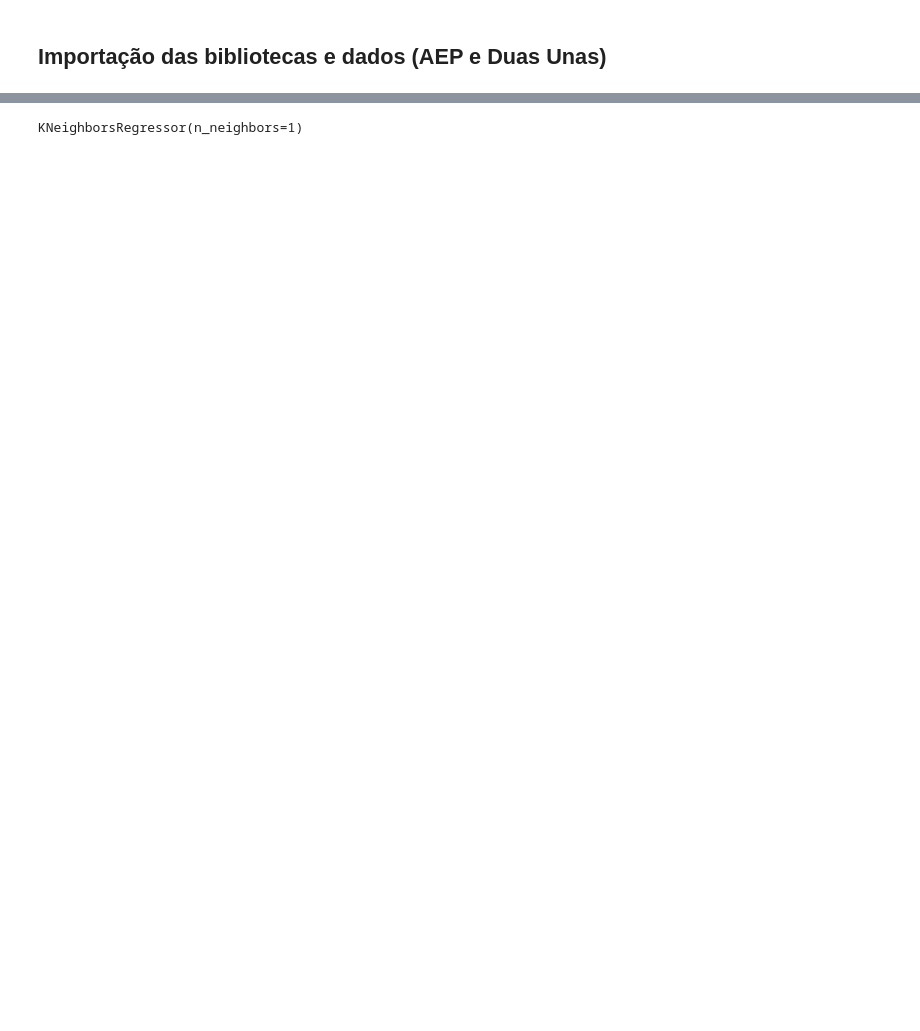
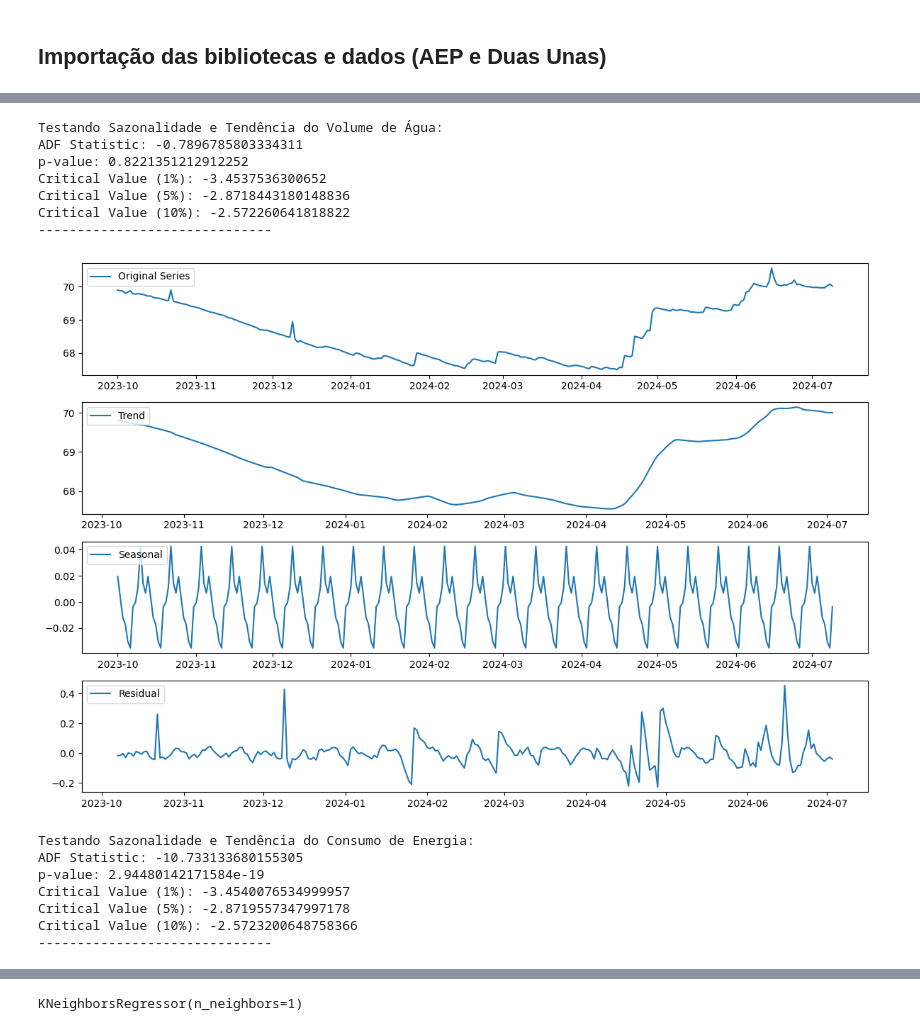
Before and after one commit to RenanFTorres/lstm-timeseries-energy, a Jupyter notebook: geracao_dados_artificiais_knn.ipynb, the cells around one changed output, grey strips where cells are left out. Saved outputs shown, nothing was run; the diff lists cells and outputs as text; code cells hidden in the pictures; blank space fills up the shorter version.

```diff
--- a/geracao_dados_artificiais_knn.ipynb
+++ b/geracao_dados_artificiais_knn.ipynb
@@ -115,0 +217,73 @@ print(missing_volume_final)
+# %%
+###
+from statsmodels.tsa.stattools import adfuller
+from statsmodels.tsa.seasonal import seasonal_decompose
+
+# Supondo que você tenha um DataFrame df com as colunas 'data', 'volume_agua', e 'consumo_energia'
+df = du_df_sazon_tend_test.copy()
+df['timestamp'] = pd.to_datetime(df['timestamp'])  # Converter a coluna de data para o tipo datetime
+df.set_index('timestamp', inplace=True)  # Definir a coluna de data como índice
+
+# Função para testar a estacionaridade usando o teste ADF
+def test_stationarity(series):
+    result = adfuller(series)
+    print('ADF Statistic:', result[0])
+    print('p-value:', result[1])
+    # Um p-valor menor que 0.05 sugere que a série é estacionária
+    for key, value in result[4].items():
+        print(f'Critical Value ({key}):', value)
+    print('---' * 10)
+
+# Função para decompor a série temporal
+def plot_decomposition(series):
+    decomposition = seasonal_decompose(series, model='additive', period=12)  # Assumindo sazonalidade mensal
+    trend = decomposition.trend
+    seasonal = decomposition.seasonal
+    residual = decomposition.resid
+
+    plt.figure(figsize=(12, 8))
+
+    plt.subplot(411)
+    plt.plot(series, label='Original Series')
+    plt.legend(loc='upper left')
+
+    plt.subplot(412)
+    plt.plot(trend, label='Trend')
+    plt.legend(loc='upper left')
+
+    plt.subplot(413)
+    plt.plot(seasonal, label='Seasonal')
+    plt.legend(loc='upper left')
+
+    plt.subplot(414)
+    plt.plot(residual, label='Residual')
+    plt.legend(loc='upper left')
+
+    plt.tight_layout()
+    plt.show()
+
+# Analisando o volume de água
+print("Testando Sazonalidade e Tendência do Volume de Água:")
+test_stationarity(df['cota'])
+plot_decomposition(df['cota'])
+
+# Analisando o consumo de energia
+print("Testando Sazonalidade e Tendência do Consumo de Energia:")
+test_stationarity(df['kwh'])
+plot_decomposition(df['kwh'])
+# %% [output]
+Testando Sazonalidade e Tendência do Volume de Água:
+ADF Statistic: -0.7896785803334311
+p-value: 0.8221351212912252
+Critical Value (1%): -3.4537536300652
+Critical Value (5%): -2.8718443180148836
+Critical Value (10%): -2.572260641818822
+------------------------------
+[figure, added]
+Testando Sazonalidade e Tendência do Consumo de Energia:
+ADF Statistic: -10.733133680155305
+p-value: 2.94480142171584e-19
+Critical Value (1%): -3.4540076534999957
+Critical Value (5%): -2.8719557347997178
+Critical Value (10%): -2.5723200648758366
+------------------------------
```
Also changed, not shown: parts of 18 cells of this notebook, 55 other files.
